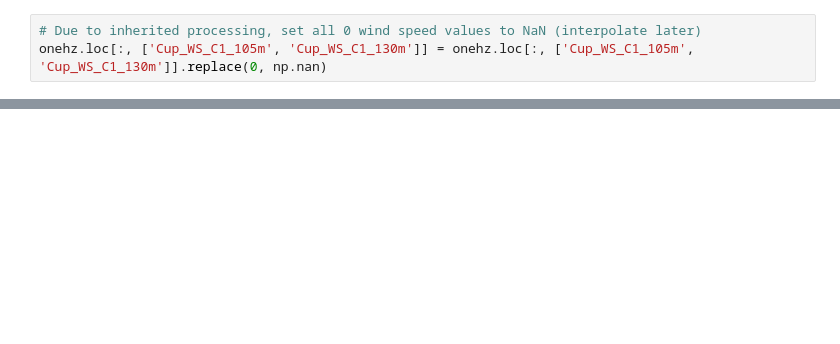
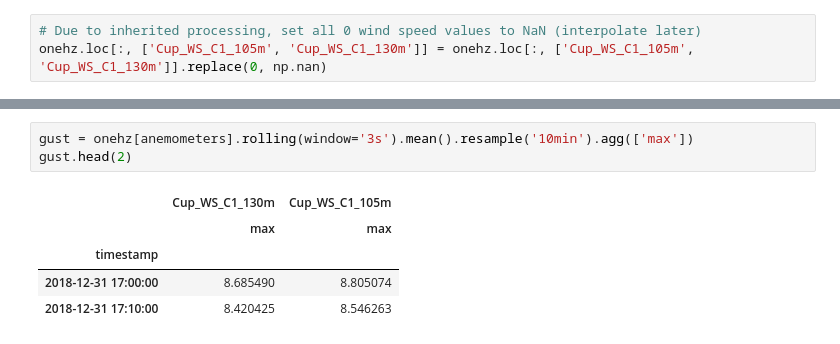
Before and after one commit to TrentonBush/turbulence_spectra, a Jupyter notebook: notebooks/09_aggregate_cup_data.ipynb, the cells around one changed output, grey strips where cells are left out. Drawn from its saved outputs; the diff is of its cells as text; blank space fills up the shorter version.

```diff
--- a/notebooks/09_aggregate_cup_data.ipynb
+++ b/notebooks/09_aggregate_cup_data.ipynb
@@ -45,0 +82,9 @@ onehz.loc[:, ['Cup_WS_C1_105m', 'Cup_WS_C1_130m']] = onehz.loc[:, ['Cup_WS_C1_10
+# %%
+gust = onehz[anemometers].rolling(window='3s').mean().resample('10min').agg(['max'])
+gust.head(2)
+# %% [output]
+|  | Cup_WS_C1_130m | Cup_WS_C1_105m |
+|  | max | max |
+| timestamp |  |  |
+| 2018-12-31 17:00:00 | 8.685490 | 8.805074 |
+| 2018-12-31 17:10:00 | 8.420425 | 8.546263 |
```
Also changed, not shown: parts of 14 cells of this notebook.
